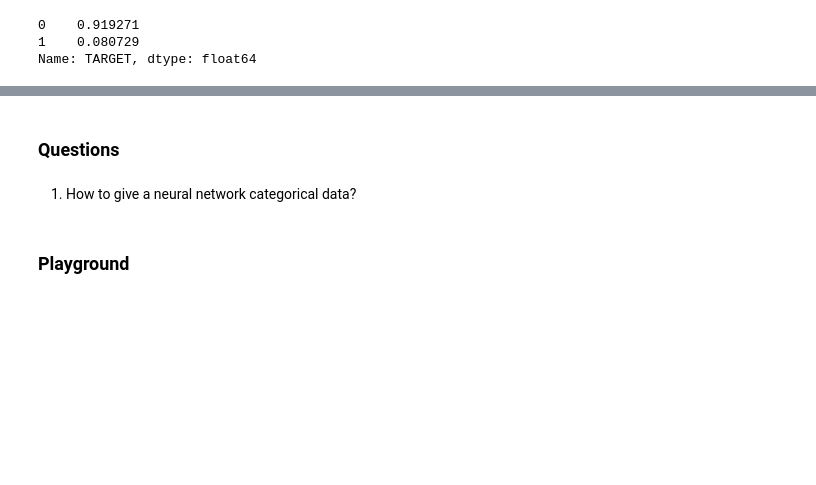
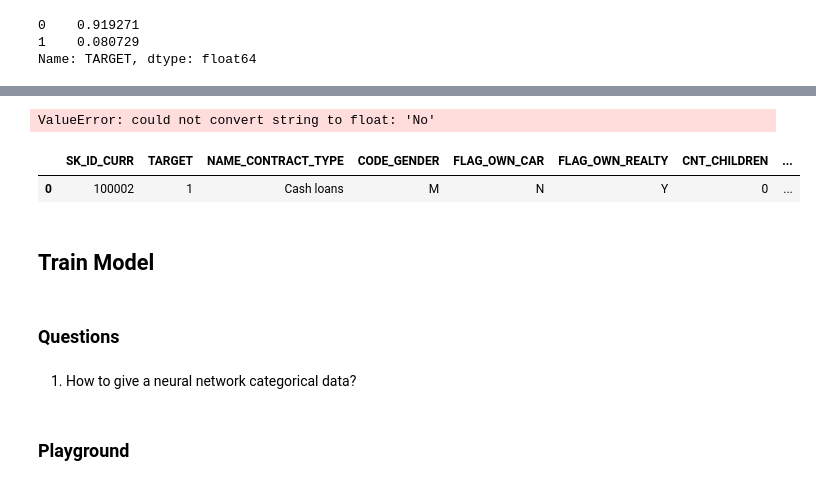
Before and after one commit to jtzupan/homeCredit, a Jupyter notebook: Explore.ipynb, the cells around one changed output, grey strips where cells are left out. Cells and saved outputs as stored; diff of their text form; code cells hidden in the pictures; blank space fills up the shorter version.

```diff
--- a/Explore.ipynb
+++ b/Explore.ipynb
@@ -200,3 +151,15 @@ categoricalDF.shape
+# %%
+home_credit_prepared = full_pipeline.fit_transform(applicationDF.iloc[:1,:])
+home_credit_prepared
+# %% [output]
+ValueError: could not convert string to float: 'No'
+# %%
+applicationDF.iloc[:1,:]
+# %% [output]
+|  | SK_ID_CURR | TARGET | NAME_CONTRACT_TYPE | CODE_GENDER | FLAG_OWN_CAR | FLAG_OWN_REALTY | CNT_CHILDREN | ... |
+| 0 | 100002 | 1 | Cash loans | M | N | Y | 0 | ... |
+# %% [markdown]
+## Train Model
 # %% [markdown]
 ### Questions
 # %% [markdown]
```
Also changed, not shown: parts of 22 cells of this notebook, 2 other files.
